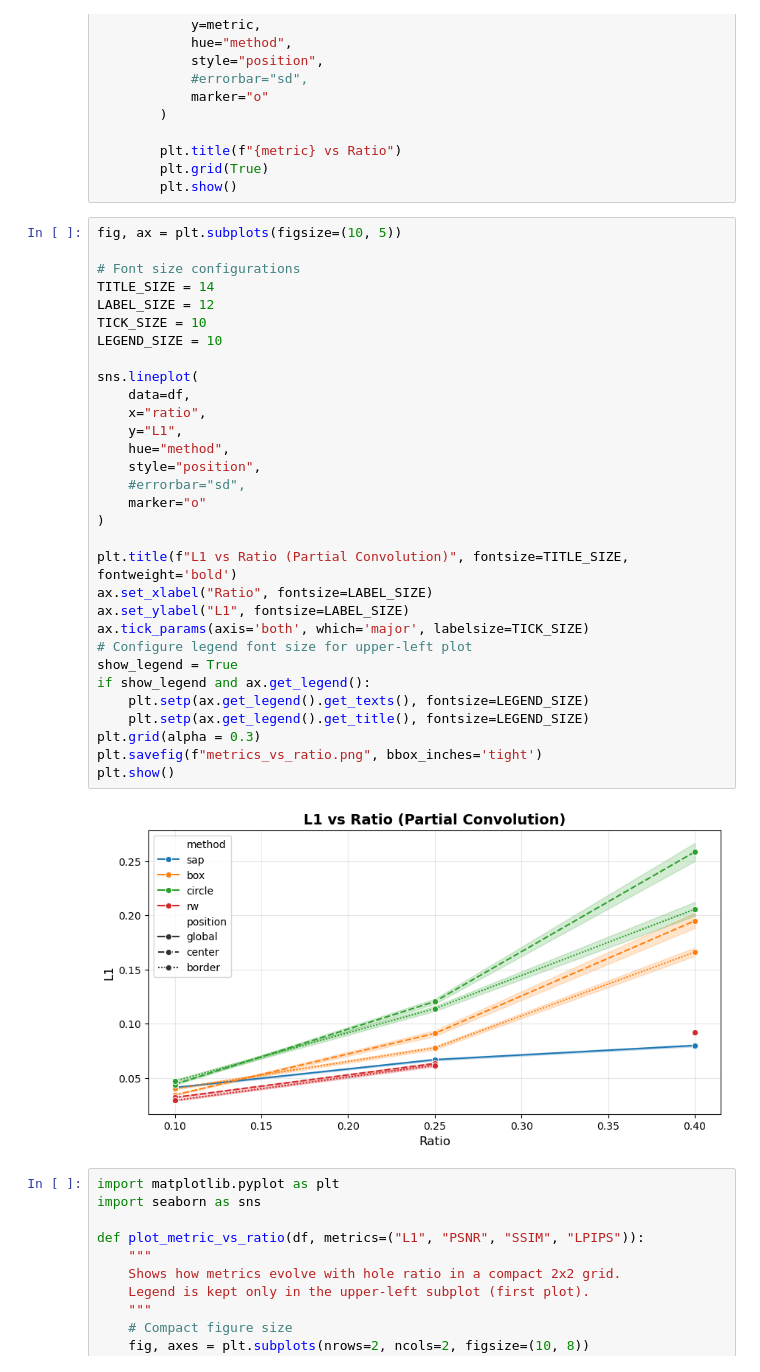
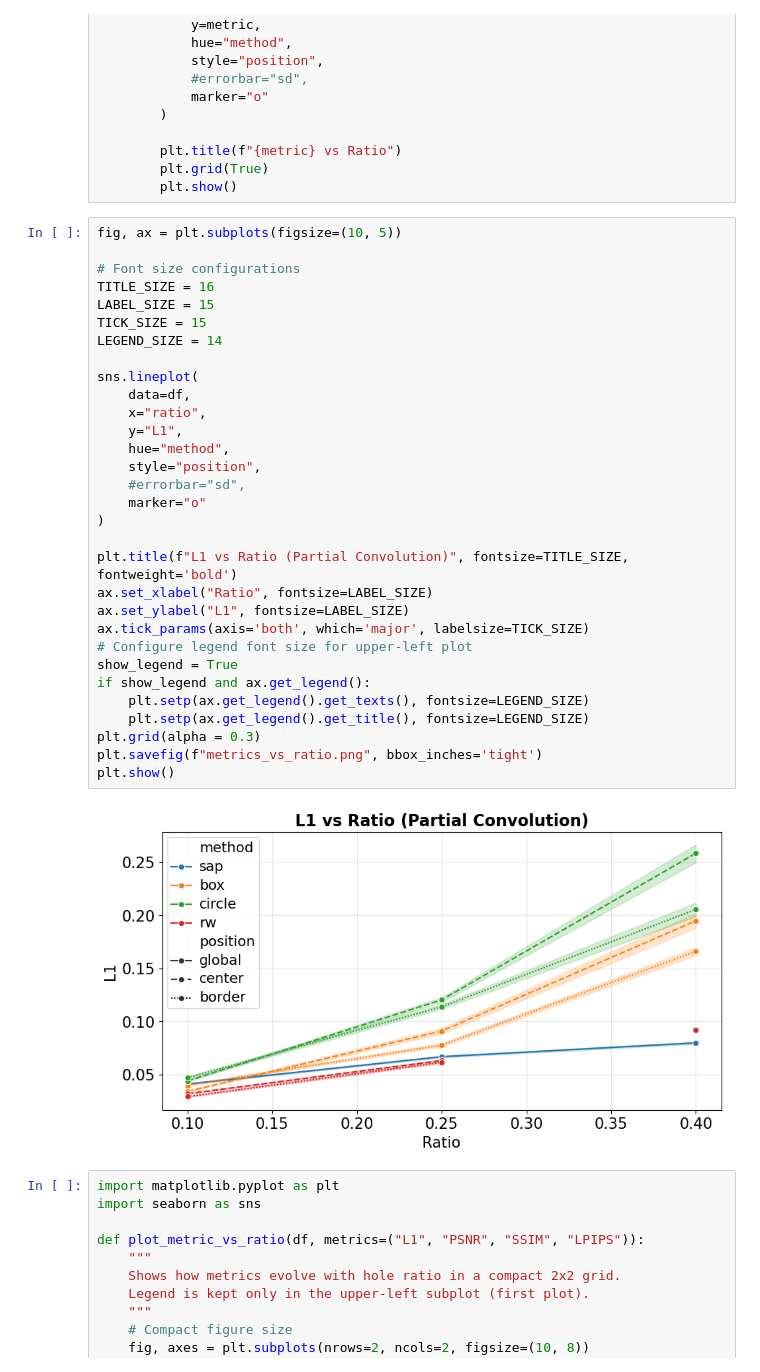
Before and after one commit to Mattia-Ponchio/Vision_Project, a Jupyter notebook: Metrics_analysis.ipynb, the cells around one changed output. Saved outputs shown, nothing was run; the diff lists cells and outputs as text.

```diff
--- a/Metrics_analysis.ipynb
+++ b/Metrics_analysis.ipynb
@@ -478,36 +478,36 @@ def plot_metric_vs_ratio(df, metrics=("L1", "PSNR", "SSIM", "LPIPS")):
 # %%
 fig, ax = plt.subplots(figsize=(10, 5))
 
 # Font size configurations
-TITLE_SIZE = 14
-LABEL_SIZE = 12
-TICK_SIZE = 10
-LEGEND_SIZE = 10
+TITLE_SIZE = 16
+LABEL_SIZE = 15
+TICK_SIZE = 15
+LEGEND_SIZE = 14
 
 sns.lineplot(
     data=df,
     x="ratio",
     y="L1",
     hue="method",
     style="position",
     #errorbar="sd",
     marker="o"
 )
 
 plt.title(f"L1 vs Ratio (Partial Convolution)", fontsize=TITLE_SIZE, fontweight='bold')
 ax.set_xlabel("Ratio", fontsize=LABEL_SIZE)
 ax.set_ylabel("L1", fontsize=LABEL_SIZE)
 ax.tick_params(axis='both', which='major', labelsize=TICK_SIZE)
 # Configure legend font size for upper-left plot
 show_legend = True
 if show_legend and ax.get_legend():
     plt.setp(ax.get_legend().get_texts(), fontsize=LEGEND_SIZE)
     plt.setp(ax.get_legend().get_title(), fontsize=LEGEND_SIZE)
 plt.grid(alpha = 0.3)
 plt.savefig(f"metrics_vs_ratio.png", bbox_inches='tight')
 plt.show()
 # %% [output]
-[figure, old version]
+[figure, new version]
 # %%
 import matplotlib.pyplot as plt
 import seaborn as sns
```
